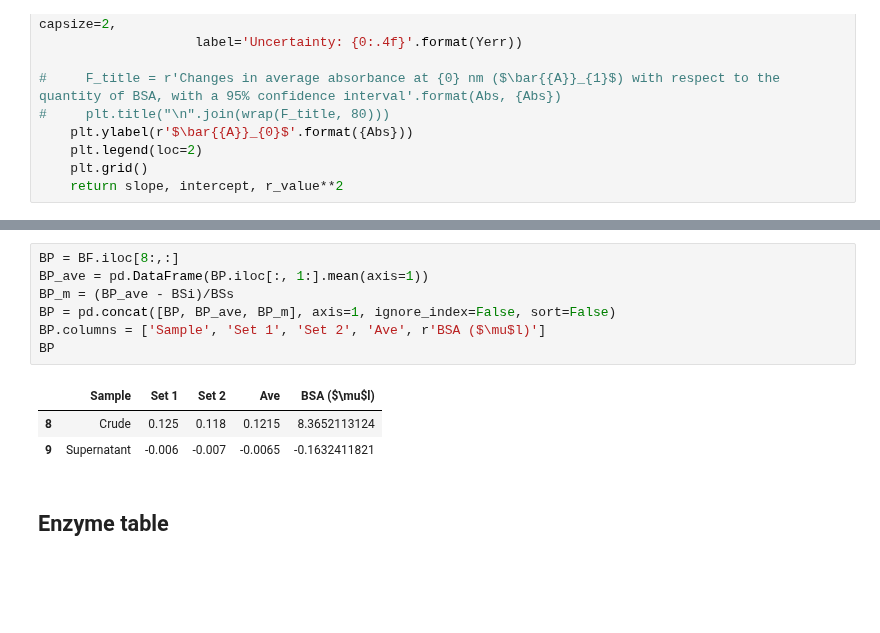
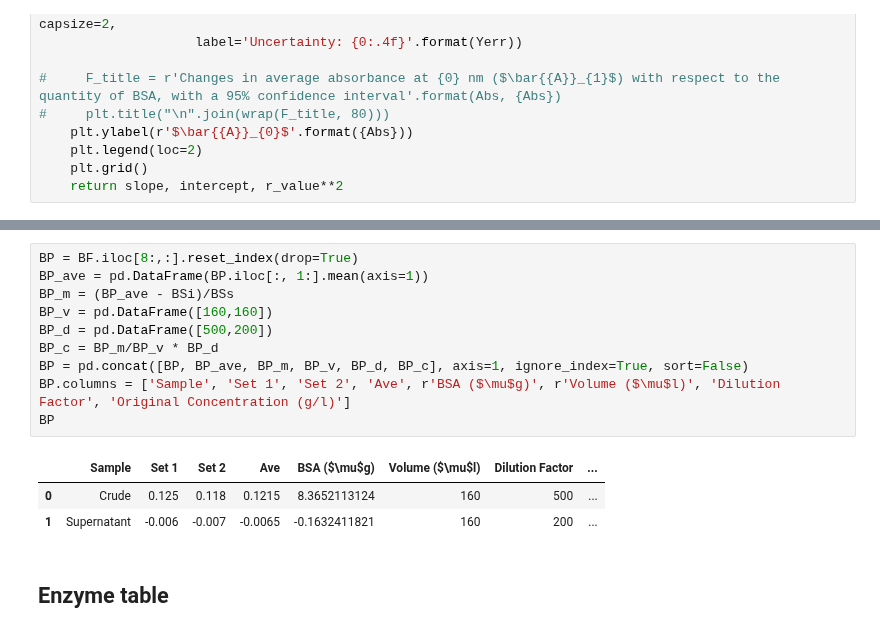
Before and after one commit to Kevinhykuo/UVic, a Jupyter notebook: Lab 4.ipynb, the cells around one changed output, grey strips where cells are left out. Cells and saved outputs as stored; diff of their text form; blank space fills up the shorter version.

```diff
--- a/Lab 4.ipynb
+++ b/Lab 4.ipynb
@@ -131,16 +133,19 @@ BSs, BSi, BSr = plot_abs(Dat=BS, X=r'BSA ($\mu$g)', Y='Ave', Abs=595, Yerr=0)
 # %% [output]
 [interactive output not drawn]
 # %%
-BP = BF.iloc[8:,:]
+BP = BF.iloc[8:,:].reset_index(drop=True)
 BP_ave = pd.DataFrame(BP.iloc[:, 1:].mean(axis=1))
 BP_m = (BP_ave - BSi)/BSs
-BP = pd.concat([BP, BP_ave, BP_m], axis=1, ignore_index=False, sort=False)
-BP.columns = ['Sample', 'Set 1', 'Set 2', 'Ave', r'BSA ($\mu$l)']
+BP_v = pd.DataFrame([160,160])
+BP_d = pd.DataFrame([500,200])
+BP_c = BP_m/BP_v * BP_d
+BP = pd.concat([BP, BP_ave, BP_m, BP_v, BP_d, BP_c], axis=1, ignore_index=True, sort=False)
+BP.columns = ['Sample', 'Set 1', 'Set 2', 'Ave', r'BSA ($\mu$g)', r'Volume ($\mu$l)', 'Dilution Factor', 'Original Concentration (g/l)']
 BP
 # %% [output]
-|  | Sample | Set 1 | Set 2 | Ave | BSA ($\mu$l) |
-| 8 | Crude | 0.125 | 0.118 | 0.1215 | 8.3652113124 |
-| 9 | Supernatant | -0.006 | -0.007 | -0.0065 | -0.1632411821 |
+|  | Sample | Set 1 | Set 2 | Ave | BSA ($\mu$g) | Volume ($\mu$l) | Dilution Factor | ... |
+| 0 | Crude | 0.125 | 0.118 | 0.1215 | 8.3652113124 | 160 | 500 | ... |
+| 1 | Supernatant | -0.006 | -0.007 | -0.0065 | -0.1632411821 | 160 | 200 | ... |
 # %% [markdown]
 ## Enzyme table
 # %%
```
Also changed, not shown: parts of 4 cells of this notebook.
